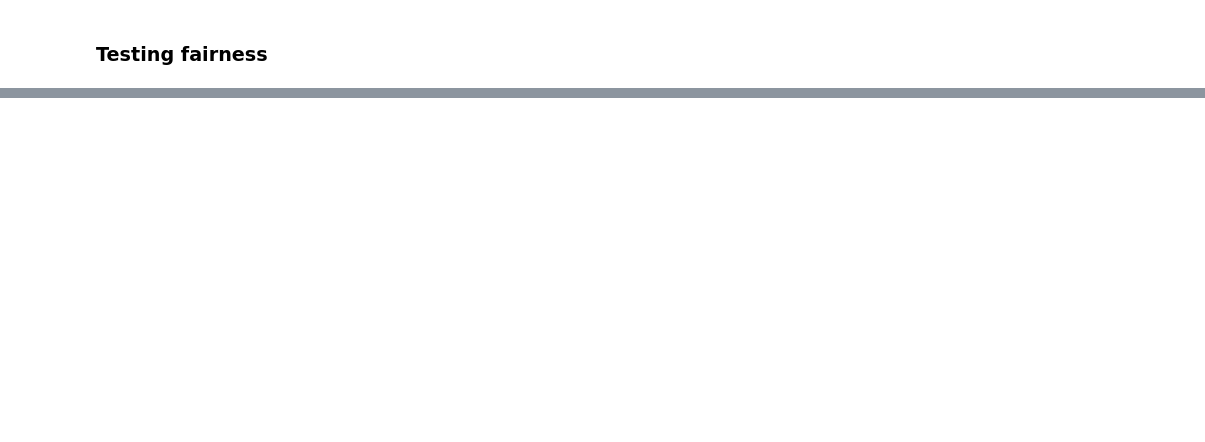
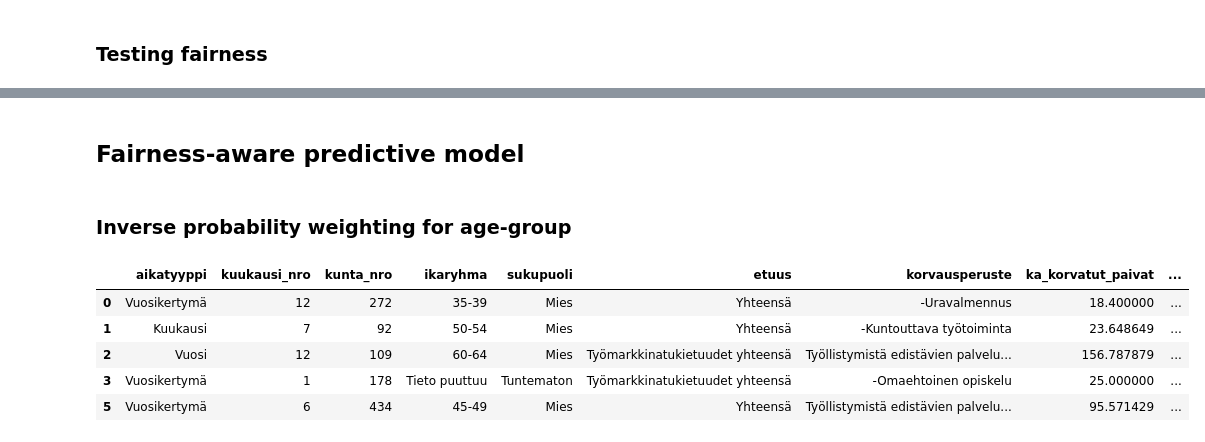
Before and after one commit to kirsikkahiltunen/ML_Fairness_project, a Jupyter notebook: EDA.ipynb, the cells around one changed output, grey strips where cells are left out. Cells and saved outputs as stored; diff of their text form; code cells hidden in the pictures; blank space fills up the shorter version.

Commit message:
Inverse probability weighting for age-group

```diff
--- a/EDA.ipynb
+++ b/EDA.ipynb
@@ -487,0 +388,15 @@ Tieto puuttuu  12857.0  45.360442  45.327669    0.032773  4.572995  7.755257
+# %% [markdown]
+## Fairness-aware predictive model
+# %% [markdown]
+### Inverse probability weighting for age-group
+# %%
+age_groups = df["ikaryhma"].value_counts(normalize=True)
+df["weight"] = df["ikaryhma"].map(lambda x: 1/ age_groups[x])
+df.head()
+# %% [output]
+|  | aikatyyppi | kuukausi_nro | kunta_nro | ikaryhma | sukupuoli | etuus | korvausperuste | ka_korvatut_paivat | ... |
+| 0 | Vuosikertymä | 12 | 272 | 35-39 | Mies | Yhteensä | -Uravalmennus | 18.400000 | ... |
+| 1 | Kuukausi | 7 | 92 | 50-54 | Mies | Yhteensä | -Kuntouttava työtoiminta | 23.648649 | ... |
+| 2 | Vuosi | 12 | 109 | 60-64 | Mies | Työmarkkinatukietuudet yhteensä | Työllistymistä edistävien palvelu... | 156.787879 | ... |
+| 3 | Vuosikertymä | 1 | 178 | Tieto puuttuu | Tuntematon | Työmarkkinatukietuudet yhteensä | -Omaehtoinen opiskelu | 25.000000 | ... |
+| 5 | Vuosikertymä | 6 | 434 | 45-49 | Mies | Yhteensä | Työllistymistä edistävien palvelu... | 95.571429 | ... |
```
Also changed, not shown: parts of 26 cells of this notebook.
